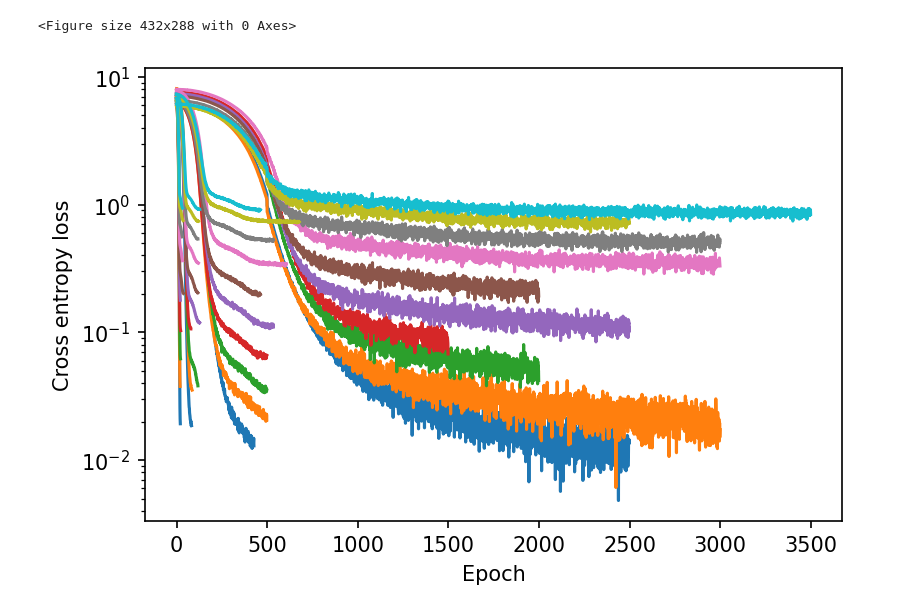
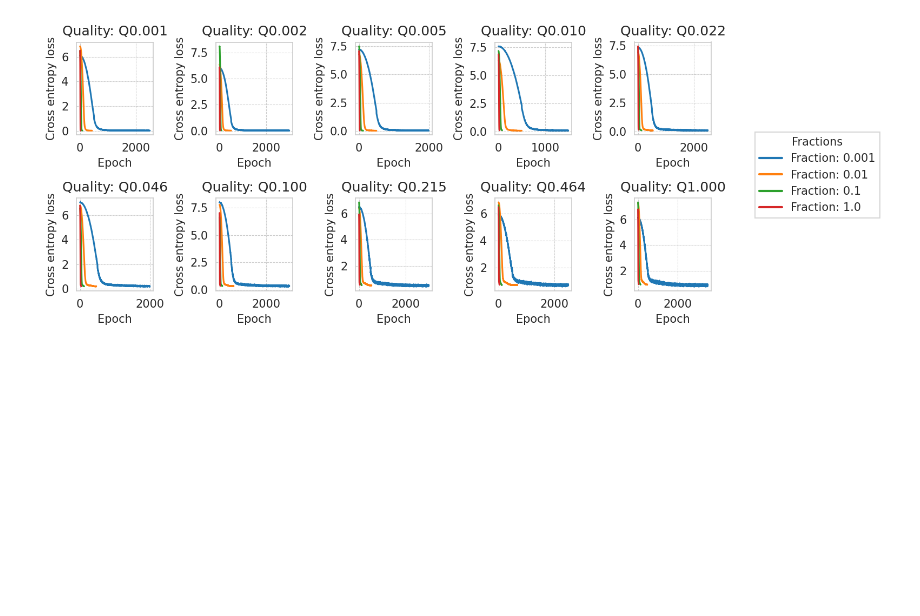
Before and after one commit to ggdna/scScaling, a Jupyter notebook: analysis/PBMC_CITEseq_training_logs.ipynb, the cells around one changed output. Drawn from its saved outputs; the diff is of its cells as text; code cells hidden in the pictures; blank space fills up the shorter version.

```diff
--- a/analysis/PBMC_CITEseq_training_logs.ipynb
+++ b/analysis/PBMC_CITEseq_training_logs.ipynb
@@ -139,20 +144,42 @@ logs_df = pd.DataFrame(logs)
-# %%
-plt.clf()
-fig = plt.figure(figsize=(6, 4), dpi=150)
-qualities = logs_df['Quality'].unique()
-colors = sns.color_palette('tab10', n_colors=len(qualities))
-for row in logs_df.iterrows():
-    plt.plot(row[1]['Loss curve'],
-             color=colors[qualities.tolist().index(row[1]['Quality'])],
-             label=row[1]['Quality'])
-# plt.legend()
-plt.yscale('log')
-plt.xlabel('Epoch')
-plt.ylabel('Cross entropy loss')
-plt.show()
-# %% [output]
-<Figure size 432x288 with 0 Axes>
-[figure, removed]
+# %%
+qualities = logs_df['Quality'].unique()
+fractions = logs_df['Fraction'].unique()
+colors = sns.color_palette('tab10', n_colors=len(qualities))
+
+fig, axes = plt.subplots(2, 5, figsize=(10, 4), dpi=150, sharex=False, sharey=False)
+
+# ensure axes is iterable even for 1 subplot
+if len(qualities) == 1:
+    axes = [axes]
+
+# create a dictionary to collect labels for the legend
+legend_items = {}
+
+for i, quality in enumerate(qualities):
+    ax = axes.flat[i]
+    subset = logs_df[logs_df['Quality'] == quality]
+
+    for j, row in subset.iterrows():
+        # plot with consistent color cycling
+        color = colors[fractions.tolist().index(row['Fraction'])]
+        ax.plot(row['Loss curve'], color=color)
+        legend_items[f"Fraction: {row['Fraction']}"] = color  # collect label & color
+
+    # ax.set_xlim(0, 500)
+    ax.set_xlabel('Epoch')
+    ax.set_ylabel('Cross entropy loss')
+    ax.set_title(f'Quality: {quality}')
+
+# add a single legend to the right
+handles = [plt.Line2D([0], [0], color=color, lw=2) for _, color in legend_items.items()]
+labels = legend_items.keys()
+
+fig.legend(handles, labels, loc='center right', bbox_to_anchor=(1.05, 0.5), title="Fractions")
+
+plt.tight_layout(rect=[0, 0, 0.85, 1])  # adjust layout to fit legend
+plt.show()
+# %% [output]
+[figure, added]
 # %%
 logs = []
 
```
Also changed, not shown: parts of 8 cells of this notebook, 12 other files.
